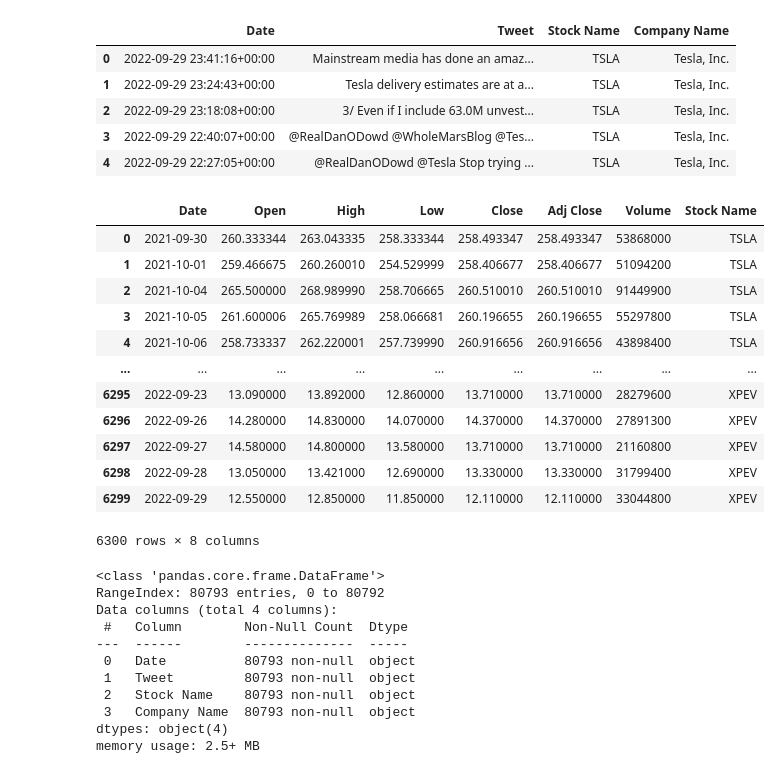
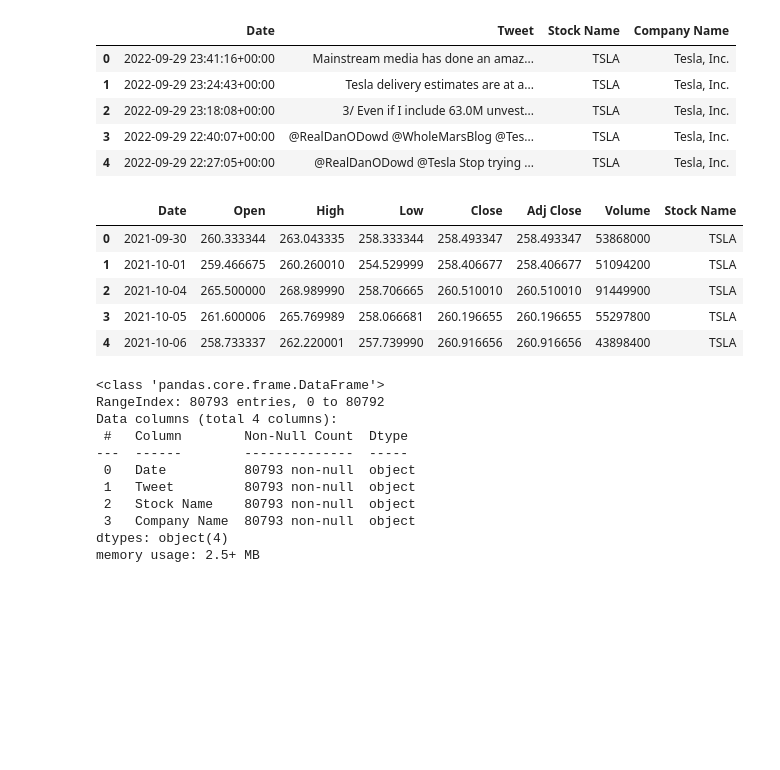
Before and after one commit to ombhosale9172/Stock-Price-Prediction-Using-LSTM-and-Sentiment-Analysis, a Jupyter notebook: Stock_price_hybrid_model.ipynb, the cells around one changed output. Cells and saved outputs as stored; diff of their text form; code cells hidden in the pictures; blank space fills up the shorter version.

```diff
--- a/Stock_price_hybrid_model.ipynb
+++ b/Stock_price_hybrid_model.ipynb
@@ -40,21 +38,13 @@ display(df_sentiment.head())
 # %%
 #  showing top 5 rows of stock dataset
 df.head()
-df
 # %% [output]
 |  | Date | Open | High | Low | Close | Adj Close | Volume | Stock Name |
 | 0 | 2021-09-30 | 260.333344 | 263.043335 | 258.333344 | 258.493347 | 258.493347 | 53868000 | TSLA |
 | 1 | 2021-10-01 | 259.466675 | 260.260010 | 254.529999 | 258.406677 | 258.406677 | 51094200 | TSLA |
 | 2 | 2021-10-04 | 265.500000 | 268.989990 | 258.706665 | 260.510010 | 260.510010 | 91449900 | TSLA |
 | 3 | 2021-10-05 | 261.600006 | 265.769989 | 258.066681 | 260.196655 | 260.196655 | 55297800 | TSLA |
 | 4 | 2021-10-06 | 258.733337 | 262.220001 | 257.739990 | 260.916656 | 260.916656 | 43898400 | TSLA |
-| ... | ... | ... | ... | ... | ... | ... | ... | ... |
-| 6295 | 2022-09-23 | 13.090000 | 13.892000 | 12.860000 | 13.710000 | 13.710000 | 28279600 | XPEV |
-| 6296 | 2022-09-26 | 14.280000 | 14.830000 | 14.070000 | 14.370000 | 14.370000 | 27891300 | XPEV |
-| 6297 | 2022-09-27 | 14.580000 | 14.800000 | 13.580000 | 13.710000 | 13.710000 | 21160800 | XPEV |
-| 6298 | 2022-09-28 | 13.050000 | 13.421000 | 12.690000 | 13.330000 | 13.330000 | 31799400 | XPEV |
-| 6299 | 2022-09-29 | 12.550000 | 12.850000 | 11.850000 | 12.110000 | 12.110000 | 33044800 | XPEV |
-6300 rows × 8 columns
 # %%
 #dataset information
 df_sentiment.info()
```
Also changed, not shown: parts of 24 cells of this notebook.
